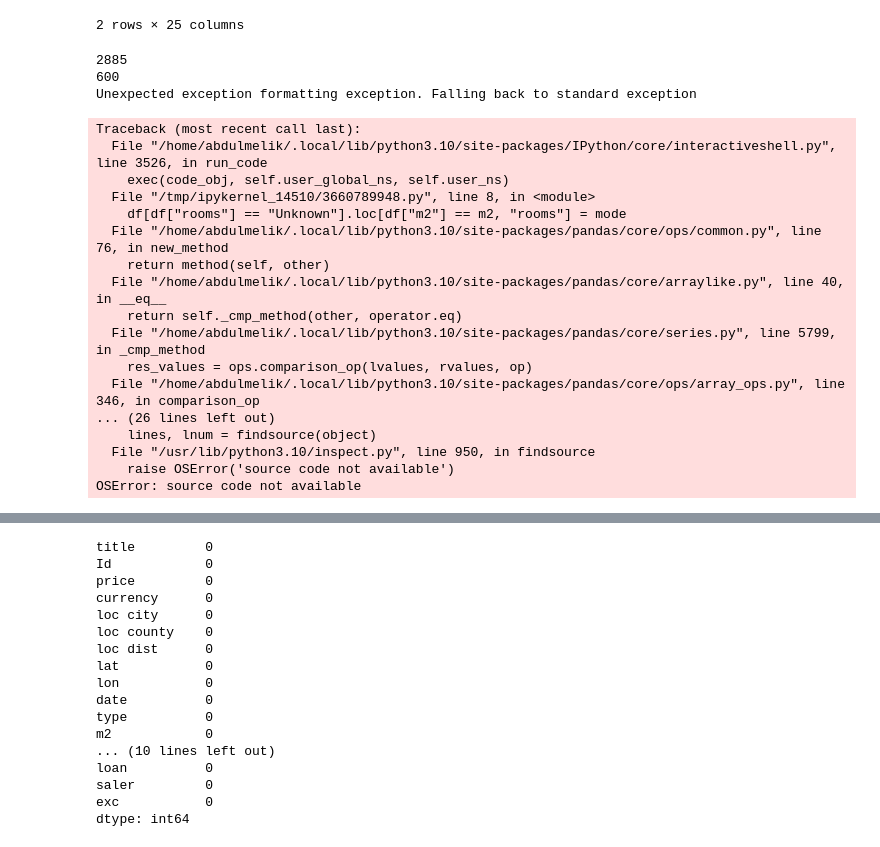
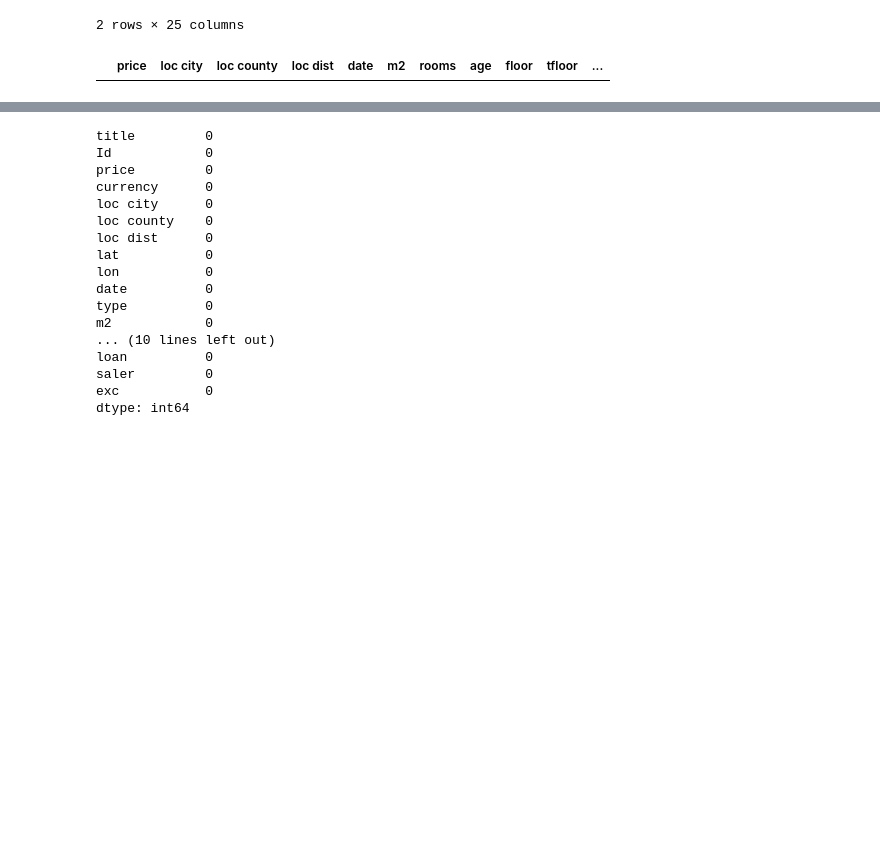
Before and after one commit to hudayiasik/data-mining-project, a Jupyter notebook: main.ipynb, the cells around one changed output, grey strips where cells are left out. Cells and saved outputs as stored; diff of their text form; code cells hidden in the pictures; blank space fills up the shorter version.

Commit message:
fix rooms unknown filter

```diff
--- a/main.ipynb
+++ b/main.ipynb
@@ -52,28 +52,11 @@ df[df["rooms"] == "Unknown"]
 # %%
 for i in df[df["rooms"] == "Unknown"].index:
     m2 = df.iloc[i]["m2"]
-
     mode = df[df['m2'] == m2]["rooms"].mode()
     df.at[i, "rooms"] = mode
     df[df["rooms"] == "Unknown"].loc[df["m2"] == m2, "rooms"] = mode
+
+# check if any rooms are
+df[df["rooms"]=="Unknown"]
 # %% [output]
-2885
-600
-Unexpected exception formatting exception. Falling back to standard exception
-Traceback (most recent call last):
-  File "/home/abdulmelik/.local/lib/python3.10/site-packages/IPython/core/interactiveshell.py", line 3526, in run_code
-    exec(code_obj, self.user_global_ns, self.user_ns)
-  File "/tmp/ipykernel_14510/3660789948.py", line 8, in <module>
-    df[df["rooms"] == "Unknown"].loc[df["m2"] == m2, "rooms"] = mode
-  File "/home/abdulmelik/.local/lib/python3.10/site-packages/pandas/core/ops/common.py", line 76, in new_method
-    return method(self, other)
-  File "/home/abdulmelik/.local/lib/python3.10/site-packages/pandas/core/arraylike.py", line 40, in __eq__
-    return self._cmp_method(other, operator.eq)
-  File "/home/abdulmelik/.local/lib/python3.10/site-packages/pandas/core/series.py", line 5799, in _cmp_method
-    res_values = ops.comparison_op(lvalues, rvalues, op)
-  File "/home/abdulmelik/.local/lib/python3.10/site-packages/pandas/core/ops/array_ops.py", line 346, in comparison_op
-... (26 lines left out)
-    lines, lnum = findsource(object)
-  File "/usr/lib/python3.10/inspect.py", line 950, in findsource
-    raise OSError('source code not available')
-OSError: source code not available
+|  | price | loc city | loc county | loc dist | date | m2 | rooms | age | floor | tfloor | ... |
```
Also changed, not shown: parts of 6 cells of this notebook.
